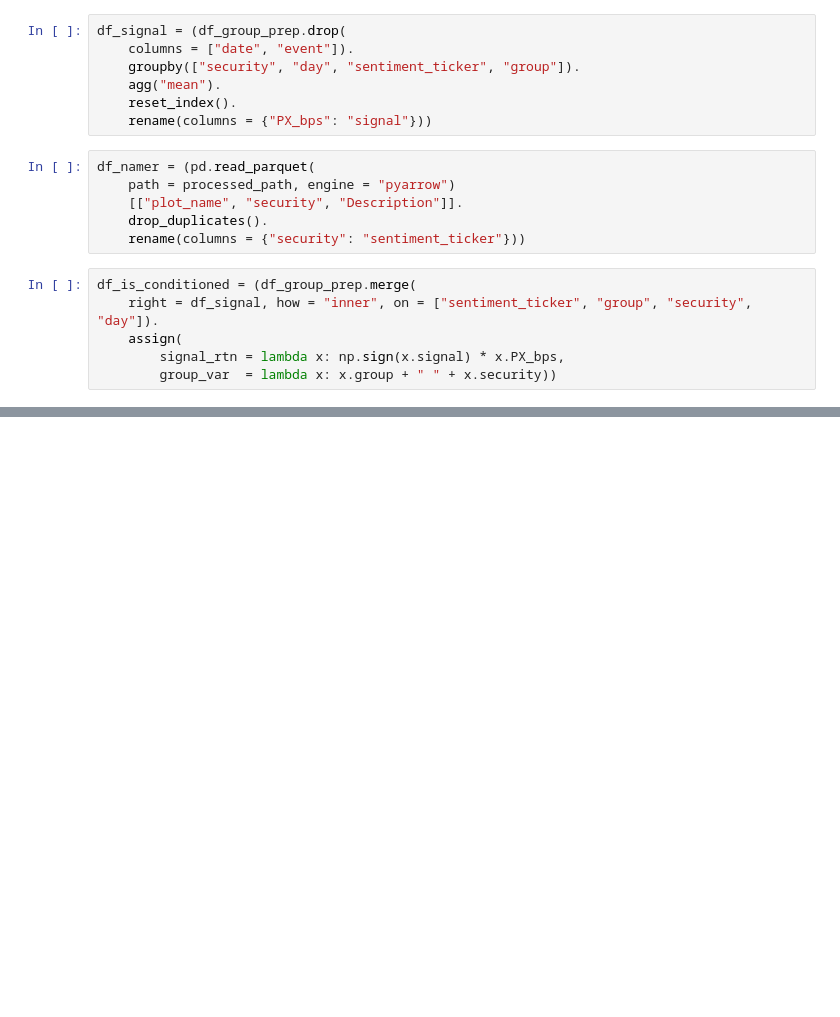
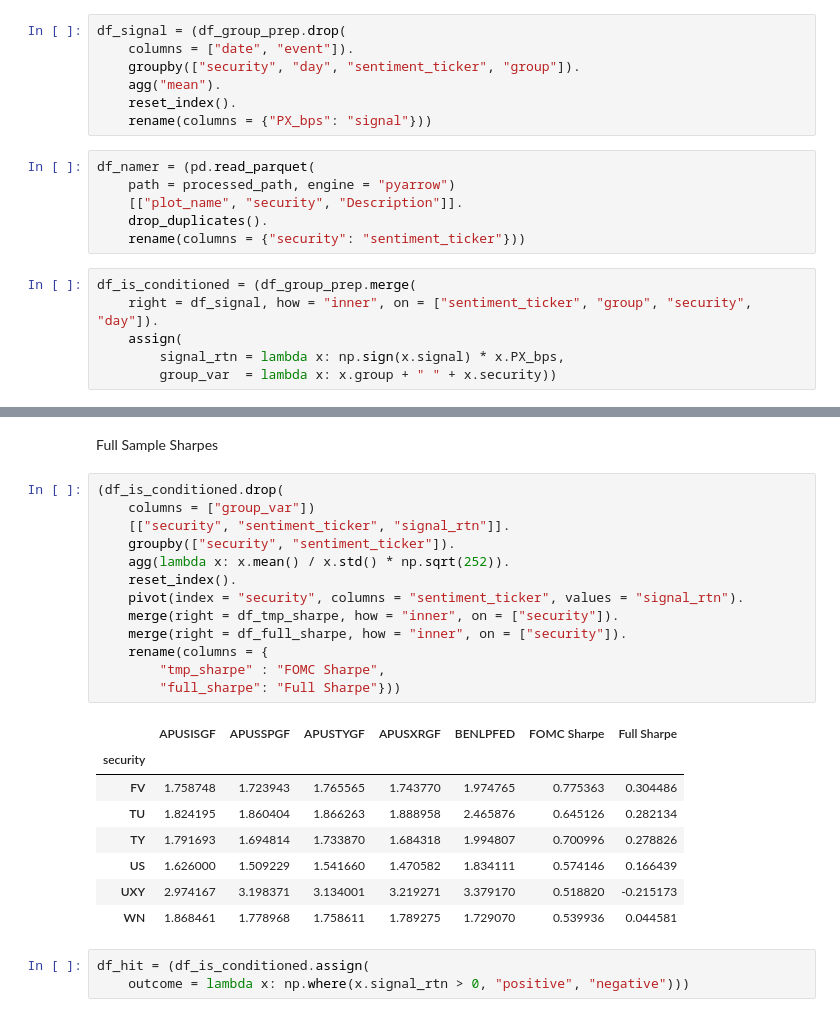
Before and after one commit to diegodalvarez/FOMCDrift, a Jupyter notebook: notebooks/2ConditionedBacktests.ipynb, the cells around one changed output, grey strips where cells are left out. Cells and saved outputs as stored; diff of their text form; blank space fills up the shorter version.

```diff
--- a/notebooks/backtests/InitialTsyBacktests.ipynb
+++ b/notebooks/2ConditionedBacktests.ipynb
@@ -350,0 +364,27 @@ plt.tight_layout()
+# %% [markdown]
+Full Sample Sharpes
+# %%
+(df_is_conditioned.drop(
+    columns = ["group_var"])
+    [["security", "sentiment_ticker", "signal_rtn"]].
+    groupby(["security", "sentiment_ticker"]).
+    agg(lambda x: x.mean() / x.std() * np.sqrt(252)).
+    reset_index().
+    pivot(index = "security", columns = "sentiment_ticker", values = "signal_rtn").
+    merge(right = df_tmp_sharpe, how = "inner", on = ["security"]).
+    merge(right = df_full_sharpe, how = "inner", on = ["security"]).
+    rename(columns = {
+        "tmp_sharpe" : "FOMC Sharpe",
+        "full_sharpe": "Full Sharpe"}))
+# %% [output]
+|  | APUSISGF | APUSSPGF | APUSTYGF | APUSXRGF | BENLPFED | FOMC Sharpe | Full Sharpe |
+| security |  |  |  |  |  |  |  |
+| FV | 1.758748 | 1.723943 | 1.765565 | 1.743770 | 1.974765 | 0.775363 | 0.304486 |
+| TU | 1.824195 | 1.860404 | 1.866263 | 1.888958 | 2.465876 | 0.645126 | 0.282134 |
+| TY | 1.791693 | 1.694814 | 1.733870 | 1.684318 | 1.994807 | 0.700996 | 0.278826 |
+| US | 1.626000 | 1.509229 | 1.541660 | 1.470582 | 1.834111 | 0.574146 | 0.166439 |
+| UXY | 2.974167 | 3.198371 | 3.134001 | 3.219271 | 3.379170 | 0.518820 | -0.215173 |
+| WN | 1.868461 | 1.778968 | 1.758611 | 1.789275 | 1.729070 | 0.539936 | 0.044581 |
+# %%
+df_hit = (df_is_conditioned.assign(
+    outcome = lambda x: np.where(x.signal_rtn > 0, "positive", "negative")))
```
Also changed, not shown: parts of 11 cells of this notebook, 6 other files.
